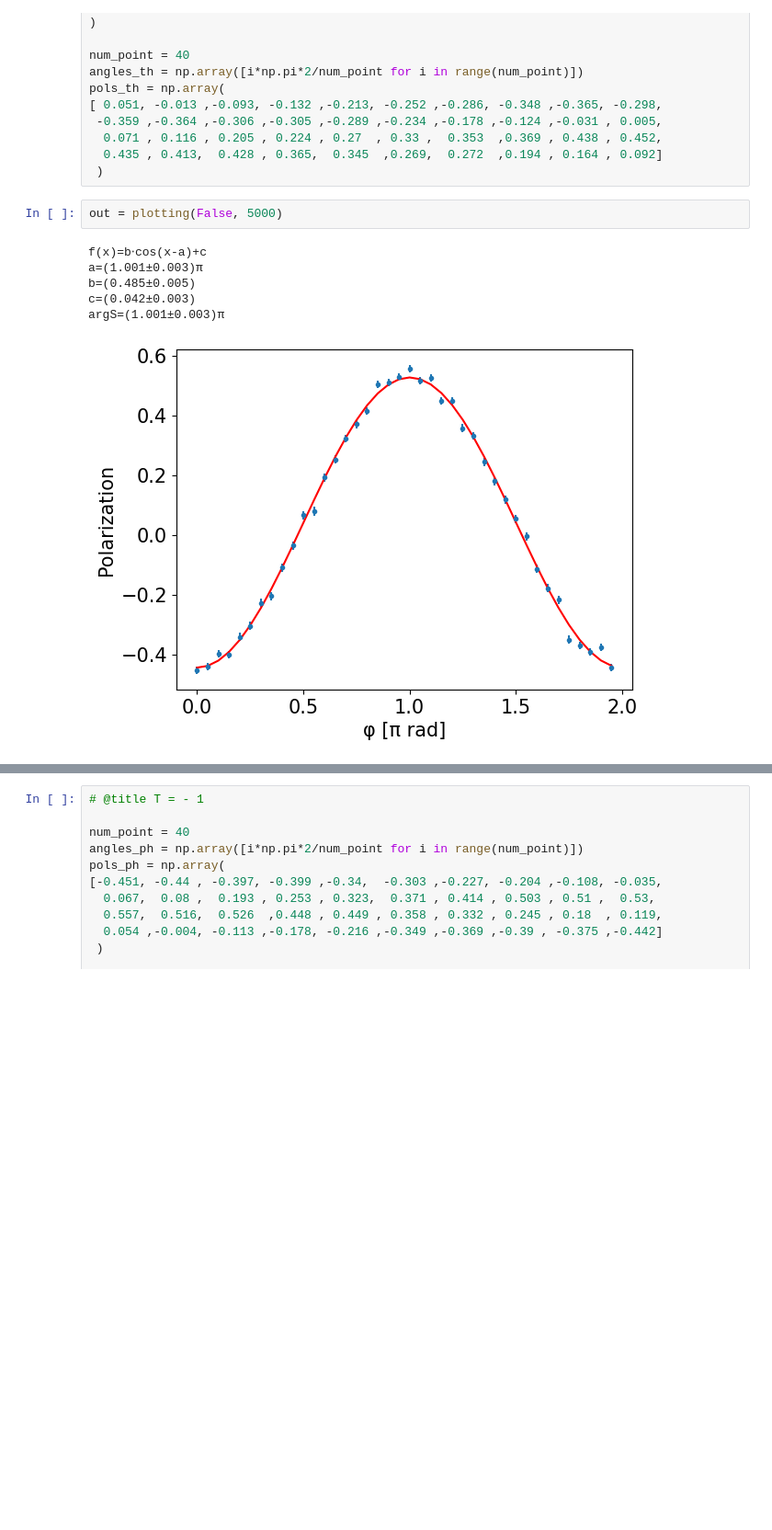
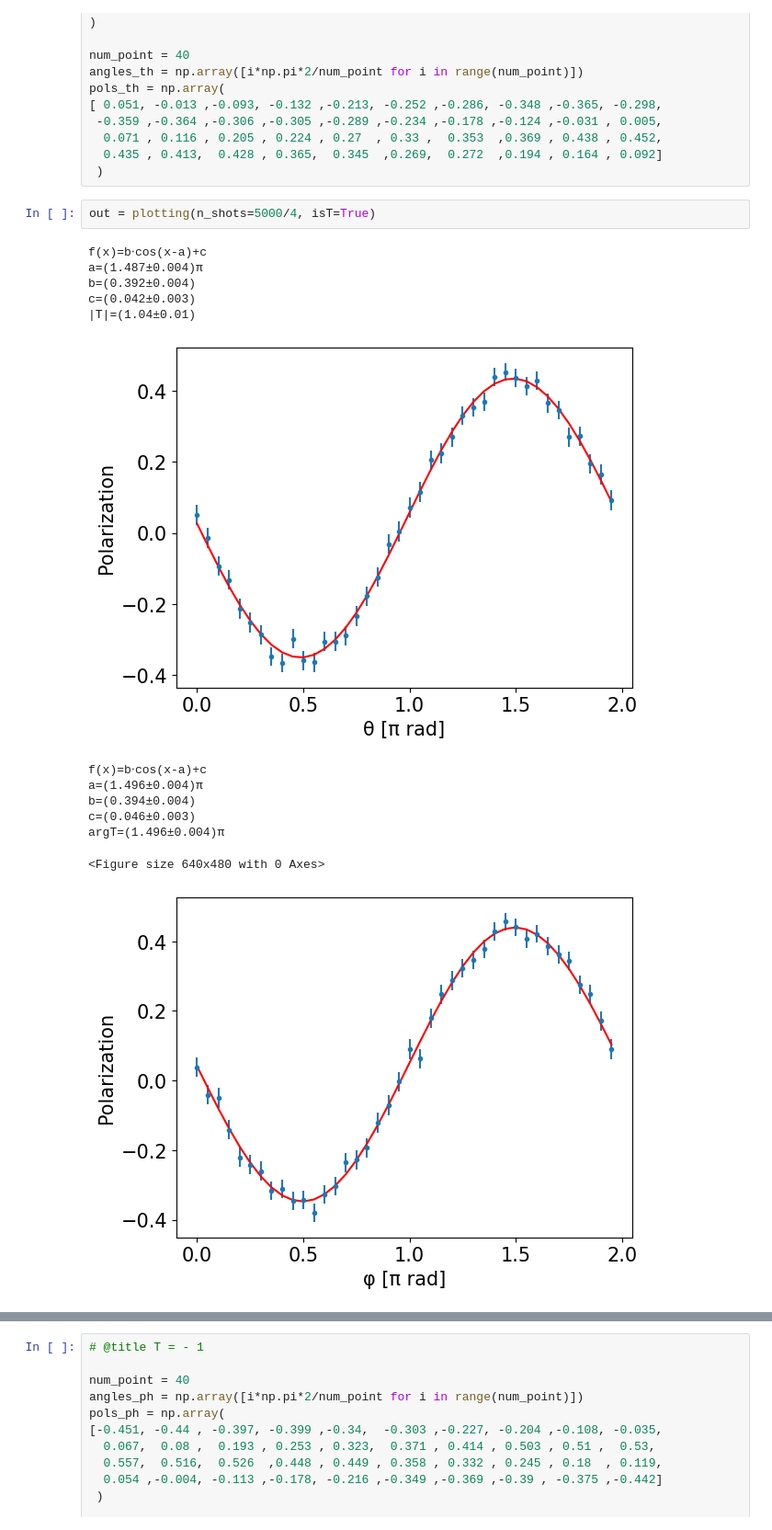
Before and after one commit to DaanTimmers/kitaevsim, a Jupyter notebook: Quantum double/Tomography Fittings.ipynb, the cells around one changed output, grey strips where cells are left out. Shown at 92% size. Cells and saved outputs as stored; diff of their text form; blank space fills up the shorter version.

```diff
--- a/Quantum double/Tomography Fittings.ipynb
+++ b/Quantum double/Tomography Fittings.ipynb
@@ -370,11 +513,18 @@ pols_th = np.array(
   0.435 , 0.413,  0.428 , 0.365,  0.345  ,0.269,  0.272  ,0.194 , 0.164 , 0.092]
  )
 # %%
-out = plotting(False, 5000)
+out = plotting(n_shots=5000/4, isT=True)
 # %% [output]
 f(x)=b⋅cos(x-a)+c
-a=(1.001±0.003)π
-b=(0.485±0.005)
+a=(1.487±0.004)π
+b=(0.392±0.004)
 c=(0.042±0.003)
-argS=(1.001±0.003)π
+|T|=(1.04±0.01)
-[figure, old version]
+[figure, new version]
+f(x)=b⋅cos(x-a)+c
+a=(1.496±0.004)π
+b=(0.394±0.004)
+c=(0.046±0.003)
+argT=(1.496±0.004)π
+<Figure size 640x480 with 0 Axes>
+[figure, added]
```
Also changed, not shown: parts of 24 cells of this notebook, 1 other file.
